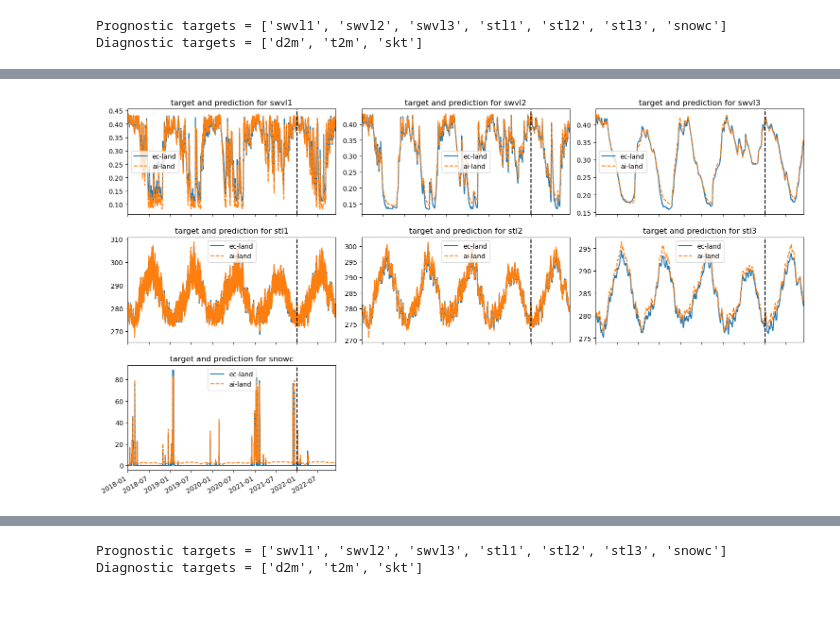
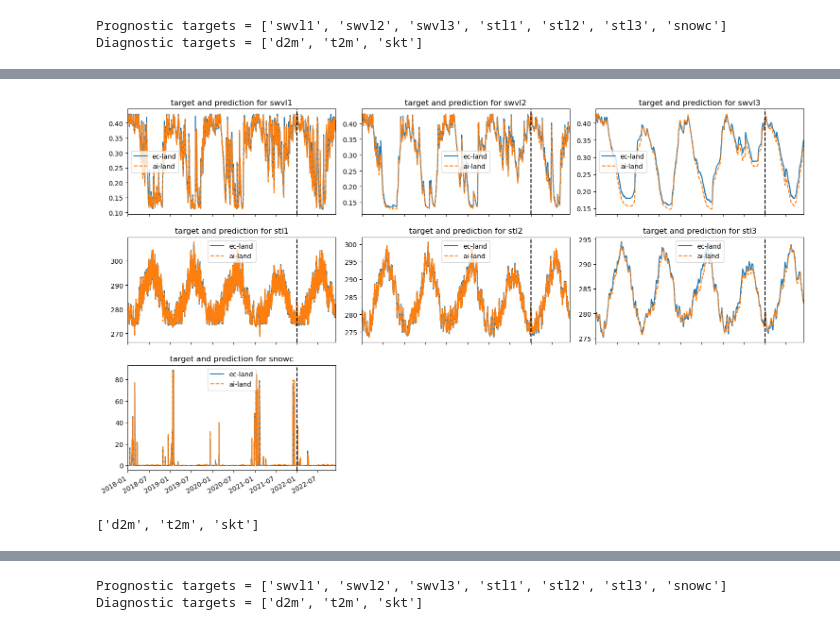
Before and after one commit to da-ewanp/ai-land, a Jupyter notebook: ai_land/notebooks/run_model.ipynb, the cells around one changed output, grey strips where cells are left out. Cells and saved outputs as stored; diff of their text form; code cells hidden in the pictures.

Commit message:
adding notebook to run model in inference

```diff
--- a/ai_land/notebooks/run_model.ipynb
+++ b/ai_land/notebooks/run_model.ipynb
@@ -1,11 +1,19 @@
 # %%
 import ai_land.model as model
 #import ai_land.model_simple as model
-import ai_land.data_module_cat as dm
+import ai_land.data_module as dm
 import xarray
 import numpy as np
 import torch
 import matplotlib.pyplot as plt
+
+def plot_timeseries(times, targets, predictions, x_idx, state_idx, label, ax):
+    ax.plot(dataset.times, targets[:, x_idx, state_idx].cpu().numpy(), label="ec-land")
+    ax.plot(dataset.times, predictions[:, x_idx, state_idx].cpu().numpy(), '--', label="ai-land")
+    ax.set_title(f"target and prediction for {label}")
+    ax.set_xlim([times[0], times[-1]])
+    ax.axvline(times[-334*4], color="k", linestyle="--")
+    ax.legend()
 
 if torch.cuda.is_available():
     dev = "cuda:0"
@@ -40,10 +48,6 @@ len(dataset)
-# %%
-#model_pyt.load_state_dict(torch.load("model_126.pyt")["state_dict"])
-#model_pyt.load_state_dict(torch.load("epoch=152-step=153765.ckpt")["state_dict"])
-#model_pyt.load_state_dict(torch.load("epoch=48-step=195265.ckpt", map_location=torch.device(device))["state_dict"])
-#model_pyt.load_state_dict(torch.load("epoch=61-step=247070.ckpt")["state_dict"])
-model_pyt.load_state_dict(torch.load("epoch=2-step=11958.ckpt")["state_dict"])
-model_pyt = model_pyt.to(device)
+# %%
+model_pyt.load_state_dict(torch.load("epoch=152-step=153765.ckpt")["state_dict"])
+model_pyt = model_pyt.to(device)
 # %%
 dataset = dm.EcDataset(
         start_yr=2018,
@@ -79,22 +83,18 @@ Wall time: 3.38 s
 # %%
 # Plot some timeseries validation for a specific gridcell
-def plot_timeseries(times, targets, predictions, x_idx, state_idx, label, ax):
-    ax.plot(dataset.times, state[:, x_idx, state_idx].cpu().numpy(), label="ec-land")
-    ax.plot(dataset.times, preds[:, x_idx, state_idx].cpu().numpy(), '--', label="ai-land")
-    ax.set_title(f"target and prediction for {label}")
-    ax.set_xlim([times[0], times[-1]])
-    ax.axvline(times[-334*4], color="k", linestyle="--")
-    ax.legend()
-
 fig, ax = plt.subplots(nrows=3, ncols=3, figsize=(15,10))
 
 for i, var in enumerate(dataset.targ_lst):
     axes = ax.flatten()[i]
     plot_timeseries(dataset.times, state, preds, 0, i, var, axes)
 
 ax.flatten()[-2].remove()
 ax.flatten()[-1].remove()
 fig.tight_layout()
 fig.autofmt_xdate()
 # %% [output]
-[figure, old version]
+[figure, new version]
+# %%
+dataset.targ_diag_lst
+# %% [output]
+['d2m', 't2m', 'skt']
```
Also changed, not shown: parts of 11 cells of this notebook, 4 other files.
